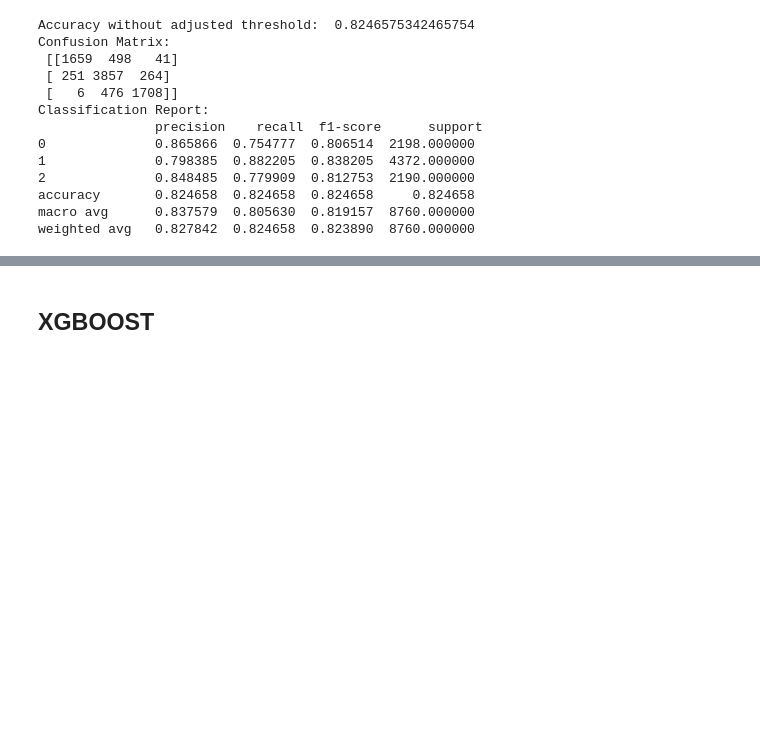
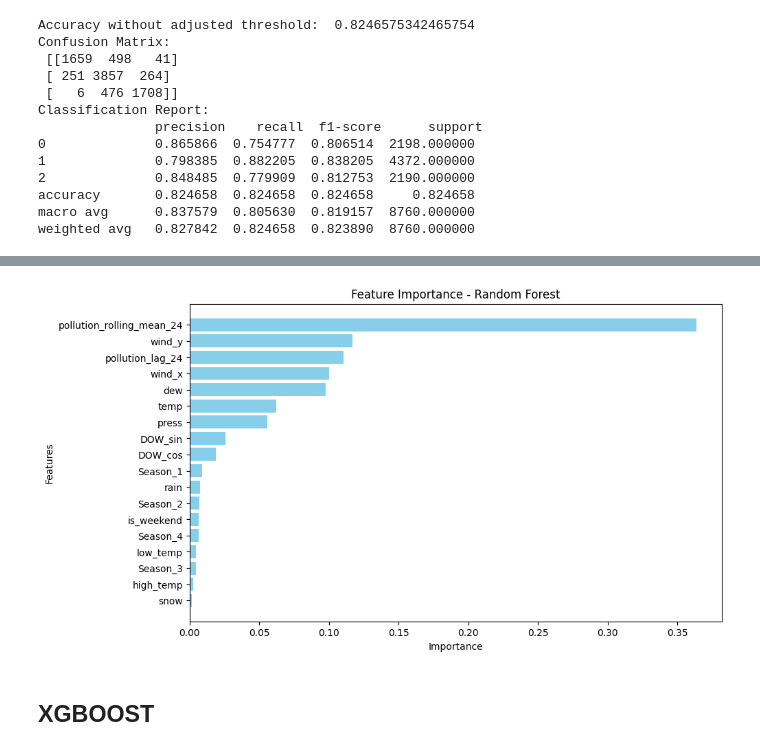
Before and after one commit to davidedalce/Air-Quality-Forecast, a Jupyter notebook: notebooks/EDA.ipynb, the cells around one changed output, grey strips where cells are left out. Cells and saved outputs as stored; diff of their text form; code cells hidden in the pictures; blank space fills up the shorter version.

```diff
--- a/notebooks/EDA.ipynb
+++ b/notebooks/EDA.ipynb
@@ -1530,3 +1457,11 @@ Classification Report:
 accuracy       0.824658  0.824658  0.824658     0.824658
 macro avg      0.837579  0.805630  0.819157  8760.000000
 weighted avg   0.827842  0.824658  0.823890  8760.000000
+# %%
+feature_importances = rf_clf.feature_importances_
+feature_names = X_train.columns
+feature_importance_df = pd.DataFrame({
+    'Feature': feature_names,
+    'Importance': feature_importances
+}).sort_values(by='Importance', ascending=False)
+print(feature_importance_df)
@@ -1533,3 +1488,22 @@ weighted avg   0.827842  0.824658  0.823890  8760.000000
+# %%
+
+
+# Create a DataFrame for visualization
+feature_importance_df = pd.DataFrame({"Feature": X_train.columns, "Importance": feature_importances})
+
+# Sort by importance
+feature_importance_df = feature_importance_df.sort_values(by="Importance", ascending=False)
+
+# Plot feature importance
+plt.figure(figsize=(10, 6))
+plt.barh(feature_importance_df["Feature"], feature_importance_df["Importance"], color="skyblue")
+plt.xlabel("Importance")
+plt.ylabel("Features")
+plt.title("Feature Importance - Random Forest")
+plt.gca().invert_yaxis()  # Highest importance at the top
+plt.show()
+# %% [output]
+[figure, added]
 # %% [markdown]
 ## XGBOOST
 # %%
```
Also changed, not shown: parts of 27 cells of this notebook, 1 other file.
